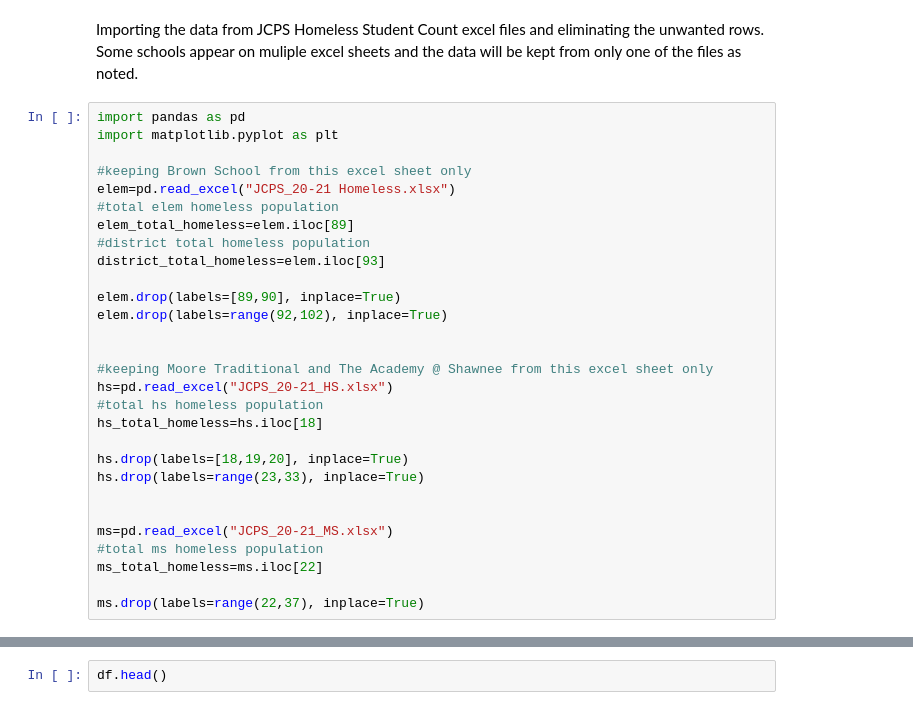
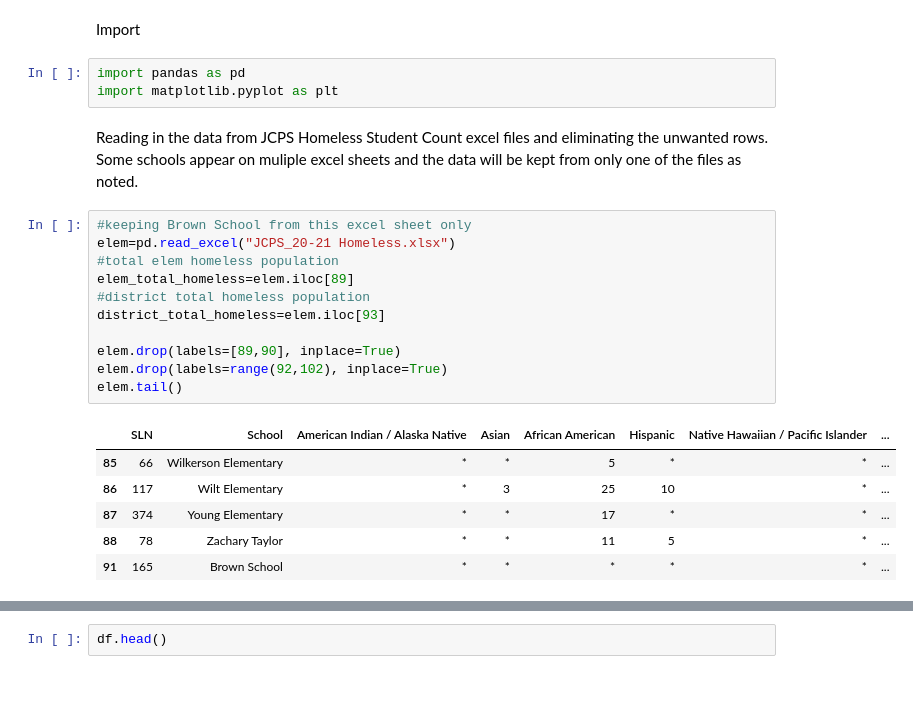
Before and after one commit to jaiduncan/JCPSHomelessPopulation, a Jupyter notebook: homeless.ipynb, the cells around one changed output, grey strips where cells are left out. Drawn from its saved outputs; the diff is of its cells as text.

```diff
--- a/homeless.ipynb
+++ b/homeless.ipynb
@@ -1,31 +1,25 @@
+# %% [markdown]
+Import
+# %%
+import pandas as pd
+import matplotlib.pyplot as plt
 # %% [markdown]
-Importing the data from JCPS Homeless Student Count excel files and eliminating the unwanted rows. Some schools appear on muliple excel sheets and the data will be kept from only one of the files as noted.
+Reading in the data from JCPS Homeless Student Count excel files and eliminating the unwanted rows. Some schools appear on muliple excel sheets and the data will be kept from only one of the files as noted.
 # %%
-import pandas as pd
-import matplotlib.pyplot as plt
-
 #keeping Brown School from this excel sheet only
 elem=pd.read_excel("JCPS_20-21 Homeless.xlsx")
 #total elem homeless population
 elem_total_homeless=elem.iloc[89]
 #district total homeless population
 district_total_homeless=elem.iloc[93]
 
 elem.drop(labels=[89,90], inplace=True)
 elem.drop(labels=range(92,102), inplace=True)
-
-
-#keeping Moore Traditional and The Academy @ Shawnee from this excel sheet only
-hs=pd.read_excel("JCPS_20-21_HS.xlsx")
-#total hs homeless population
-hs_total_homeless=hs.iloc[18]
-
-hs.drop(labels=[18,19,20], inplace=True)
-hs.drop(labels=range(23,33), inplace=True)
-
-
-ms=pd.read_excel("JCPS_20-21_MS.xlsx")
-#total ms homeless population
-ms_total_homeless=ms.iloc[22]
-
-ms.drop(labels=range(22,37), inplace=True)
+elem.tail()
+# %% [output]
+|  | SLN | School | American Indian / Alaska Native | Asian | African American | Hispanic | Native Hawaiian / Pacific Islander | ... |
+| 85 | 66 | Wilkerson Elementary | * | * | 5 | * | * | ... |
+| 86 | 117 | Wilt Elementary | * | 3 | 25 | 10 | * | ... |
+| 87 | 374 | Young Elementary | * | * | 17 | * | * | ... |
+| 88 | 78 | Zachary Taylor | * | * | 11 | 5 | * | ... |
+| 91 | 165 | Brown School | * | * | * | * | * | ... |
```
Also changed, not shown: parts of 20 cells of this notebook, 1 other file.
